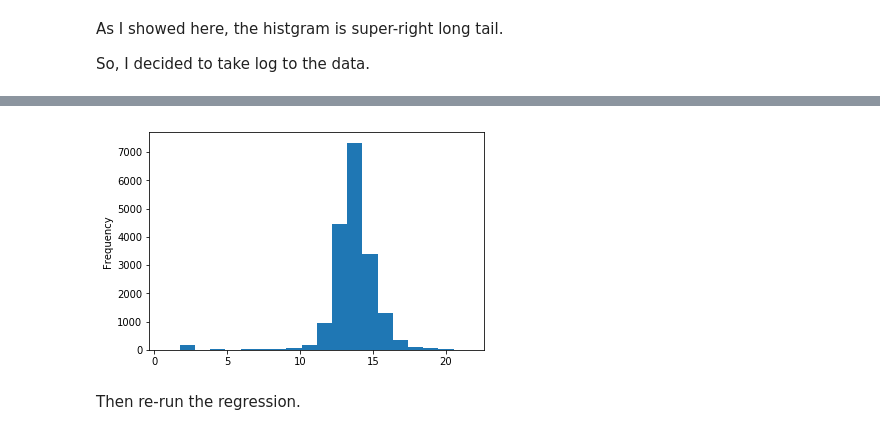
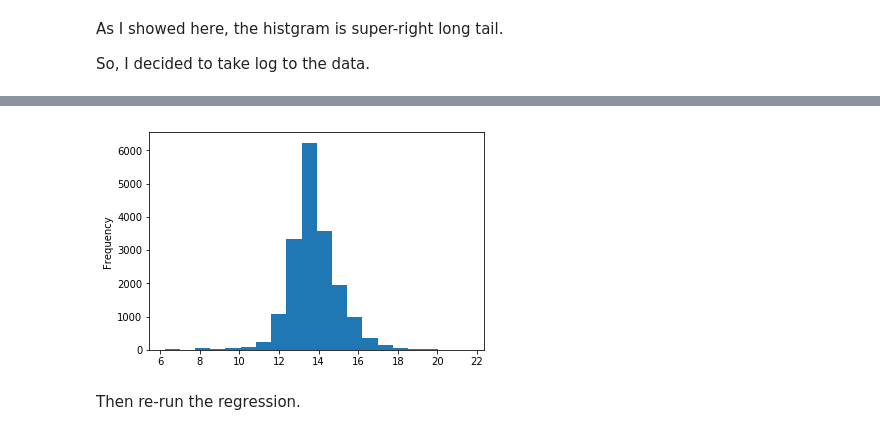
Before and after one commit to sg4455/NYCBuildingPrices, a Jupyter notebook: DM_Project_2.ipynb, the cells around one changed output, grey strips where cells are left out. Drawn from its saved outputs; the diff is of its cells as text; code cells hidden in the pictures.

```diff
--- a/DM_Project_2.ipynb
+++ b/DM_Project_2.ipynb
@@ -156,9 +156,9 @@ Name: SALE_PRICE, Length: 24439, dtype: float64
 df["SALE_PRICE"] = df["SALE_PRICE"].replace(0, np.NaN)
 df["Logged_SALE_PRICE"] = df["SALE_PRICE"].apply(np.log)
 # %%
-df[df["Logged_SALE_PRICE"]>]["Logged_SALE_PRICE"].plot.hist(bins=20);
+df[df["Logged_SALE_PRICE"]>6]["Logged_SALE_PRICE"].plot.hist(bins=20);
 # %% [output]
-[figure, old version]
+[figure, new version]
 # %% [markdown]
 Then re-run the regression.
 # %%
```
Also changed, not shown: parts of 3 cells of this notebook.
